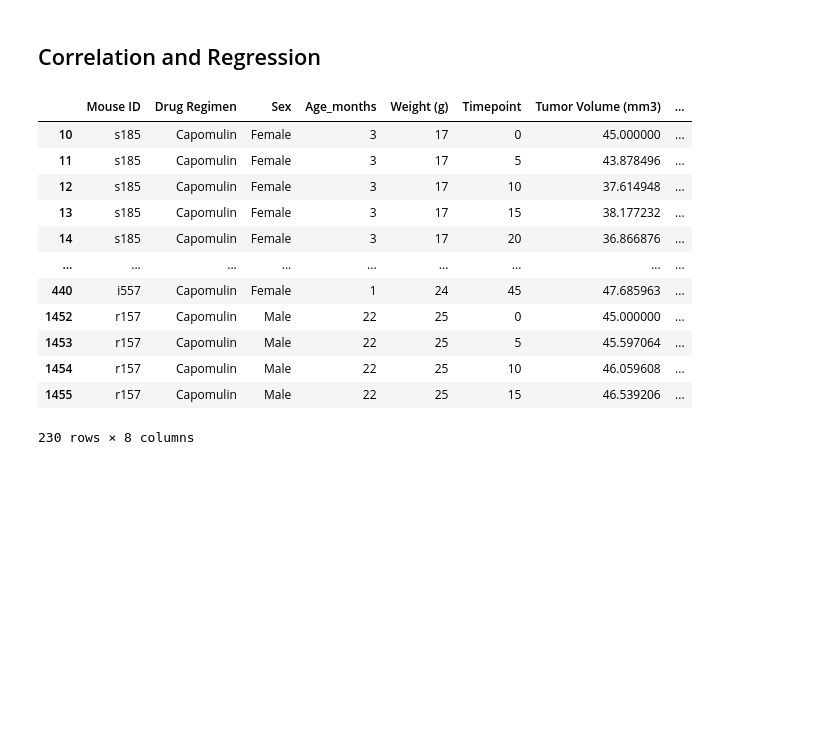
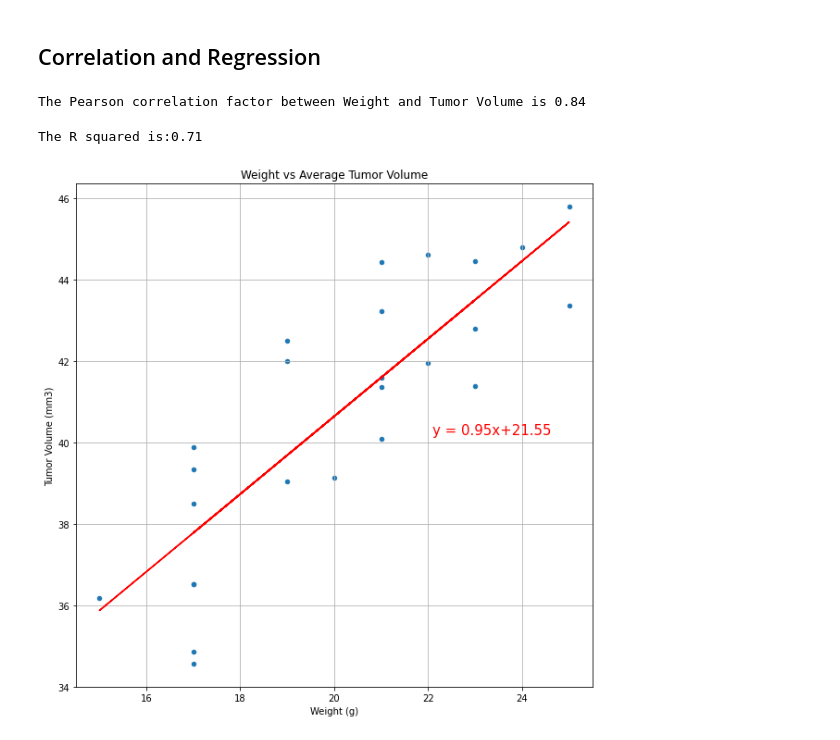
Before and after one commit to JuanjoFernandez/pharmaceutical, a Jupyter notebook: Pymaceuticals/pymaceuticals_starter.ipynb, the cells around one changed output. Drawn from its saved outputs; the diff is of its cells as text; code cells hidden in the pictures; blank space fills up the shorter version.

Commit message:
linear regression

```diff
--- a/Pymaceuticals/pymaceuticals_starter.ipynb
+++ b/Pymaceuticals/pymaceuticals_starter.ipynb
@@ -380,18 +380,28 @@ tumor_average.plot(kind="scatter", x="Weight (g)", y="Tumor Volume (mm3)", grid=
 # %%
 # Calculate the correlation coefficient and linear regression model
 # for mouse weight and average tumor volume for the Capomulin regimen
-capomulin_data
+
+correlation = st.pearsonr(tumor_average['Weight (g)'],tumor_average['Tumor Volume (mm3)'])
+print(f"The Pearson correlation factor between Weight and Tumor Volume is {round(correlation[0],2)}")
 # %% [output]
-|  | Mouse ID | Drug Regimen | Sex | Age_months | Weight (g) | Timepoint | Tumor Volume (mm3) | ... |
-| 10 | s185 | Capomulin | Female | 3 | 17 | 0 | 45.000000 | ... |
-| 11 | s185 | Capomulin | Female | 3 | 17 | 5 | 43.878496 | ... |
-| 12 | s185 | Capomulin | Female | 3 | 17 | 10 | 37.614948 | ... |
-| 13 | s185 | Capomulin | Female | 3 | 17 | 15 | 38.177232 | ... |
-| 14 | s185 | Capomulin | Female | 3 | 17 | 20 | 36.866876 | ... |
-| ... | ... | ... | ... | ... | ... | ... | ... | ... |
-| 440 | i557 | Capomulin | Female | 1 | 24 | 45 | 47.685963 | ... |
-| 1452 | r157 | Capomulin | Male | 22 | 25 | 0 | 45.000000 | ... |
-| 1453 | r157 | Capomulin | Male | 22 | 25 | 5 | 45.597064 | ... |
-| 1454 | r157 | Capomulin | Male | 22 | 25 | 10 | 46.059608 | ... |
-| 1455 | r157 | Capomulin | Male | 22 | 25 | 15 | 46.539206 | ... |
-230 rows × 8 columns
+The Pearson correlation factor between Weight and Tumor Volume is 0.84
+# %%
+#Creatting the linear regression model
+
+# Add the linear regression equation and line to plot
+
+#setting x and y for line
+x_values = tumor_average['Weight (g)']
+y_values = tumor_average['Tumor Volume (mm3)']
+(m, b, r, p, stderr) = st.stats.linregress(x_values, y_values)
+
+tumor_average.plot(kind="scatter", x="Weight (g)", y="Tumor Volume (mm3)", grid=True, figsize=(10,10),
+                   title="Weight vs Average Tumor Volume")
+line_eq = 'y = ' + str(round(m, 2)) + 'x+' + str(round (b, 2))
+plt.annotate(line_eq,(22.1,40.2),fontsize=15,color="red")
+plt.plot(x_values, m*x_values + b, color ='r')
+
+print ('The R squared is:' + str(round(r**2, 2)))
+# %% [output]
+The R squared is:0.71
+[figure, added]
```
Also changed, not shown: parts of 1 cell of this notebook, 1 other file.
